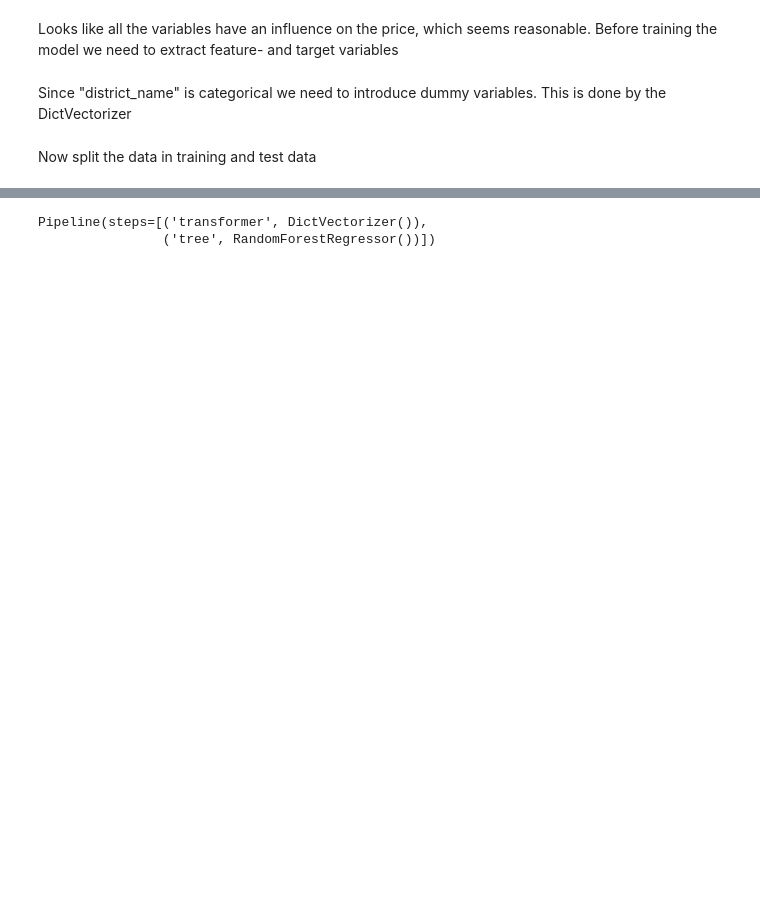
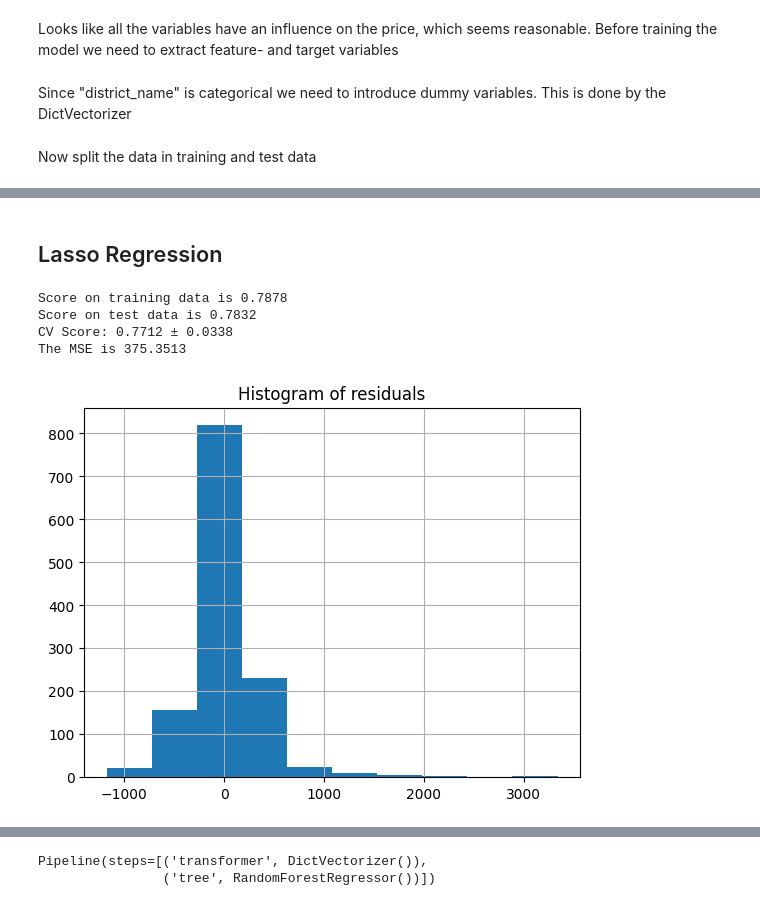
Before and after one commit to siper102/estate-project, a Jupyter notebook: machine-learning/model-selection.ipynb, the cells around one changed output, grey strips where cells are left out. Drawn from its saved outputs; the diff is of its cells as text; code cells hidden in the pictures; blank space fills up the shorter version.

```diff
--- a/machine-learning/model-selection.ipynb
+++ b/machine-learning/model-selection.ipynb
@@ -99,0 +116,13 @@ So lets train a random forrest regression.
+# %% [markdown]
+## Lasso Regression
+# %%
+from sklearn.linear_model import Lasso
+
+lasso_model = Lasso(alpha=0.1)
+evaluate_model(lasso_model)
+# %% [output]
+Score on training data is 0.7878
+Score on test data is 0.7832
+CV Score: 0.7712 ± 0.0338
+The MSE is 375.3513
+[figure, added]
```
Also changed, not shown: parts of 35 cells of this notebook, 5 other files.
